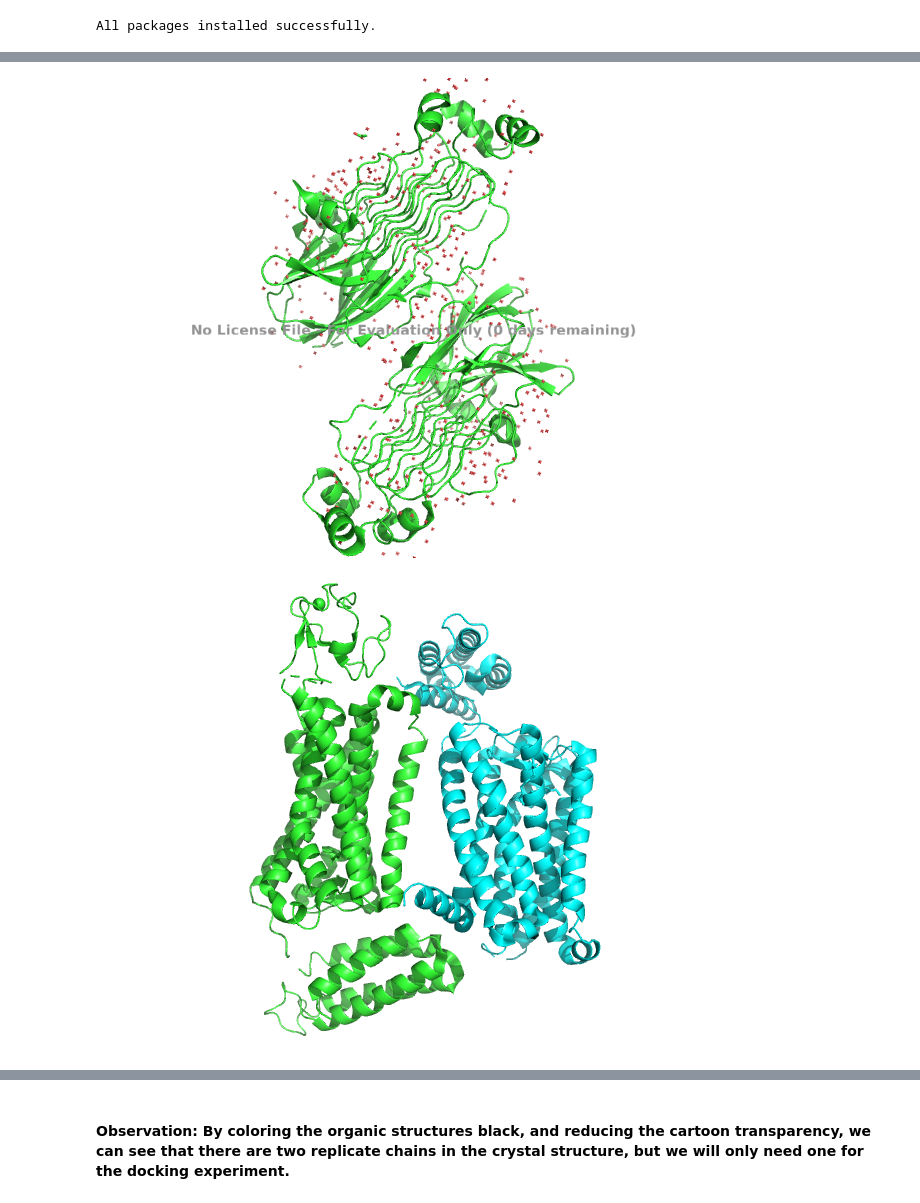
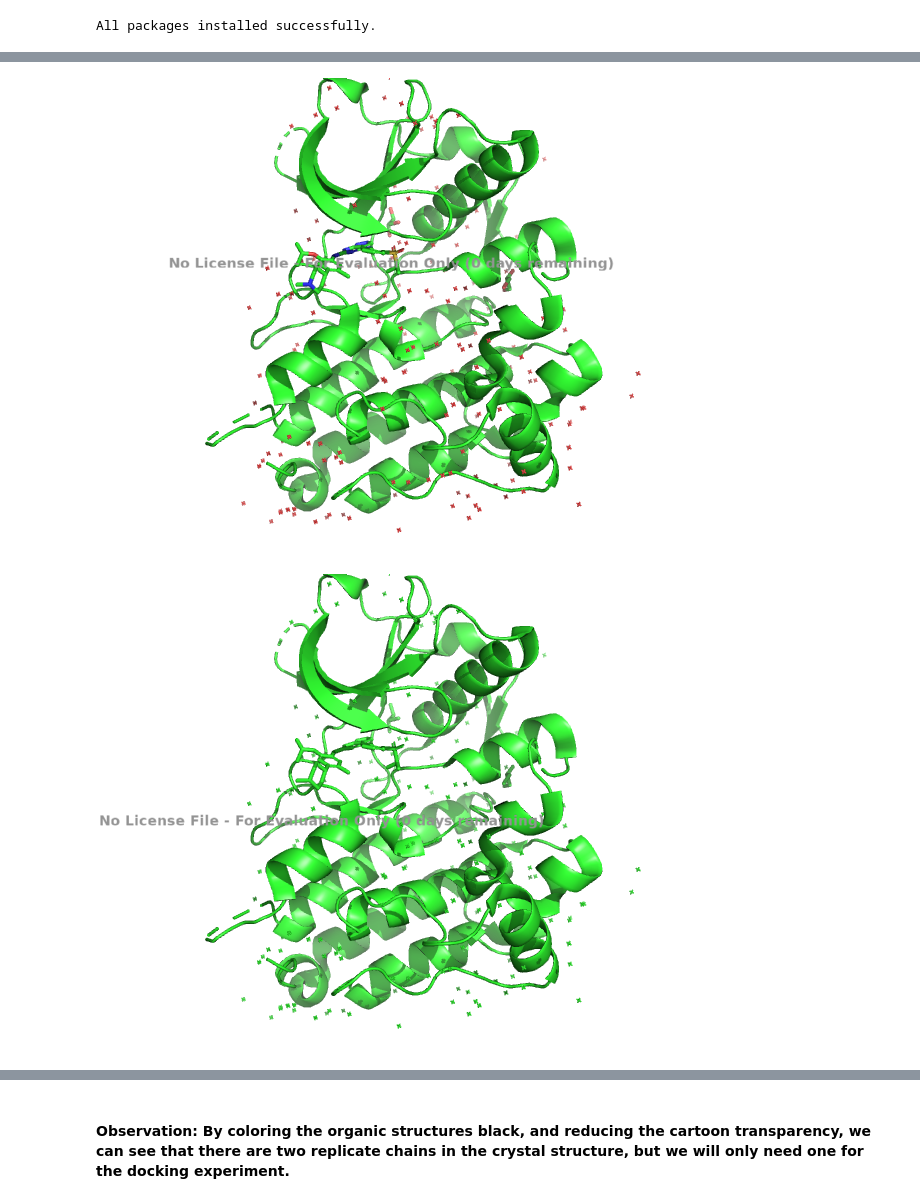
Before and after one commit to Steve-Cheney/Cheminformatics, a Jupyter notebook: rbif-110-a6/a6.ipynb, the cells around one changed output, grey strips where cells are left out. Drawn from its saved outputs; the diff is of its cells as text; code cells hidden in the pictures.

```diff
--- a/rbif-110-a6/a6.ipynb
+++ b/rbif-110-a6/a6.ipynb
@@ -239,20 +239,20 @@ This makes it a suitable candidate for further **virtual screening**.
 from pymol import cmd
 from IPython.display import Image
 cmd.reinitialize()
-cmd.fetch("7MZY")
-cmd.orient("7MZY")
+cmd.fetch("4Z55")
+cmd.orient("4Z55")
 cmd.rotate("z","270")
-cmd.png("7MZY.png") #In order to display in our python notebook we need to make a temp image called image.png
-Image(filename = "7MZY.png", unconfined=True)
+cmd.png("4Z55.png") #In order to display in our python notebook we need to make a temp image called image.png
+Image(filename = "4Z55.png", unconfined=True)
 # %% [output]
-[figure, old version]
+[figure, new version]
 # %%
 #There are likely multiple chains here, so we need to check that (CBC = Color By Chain)
 cmd.util.cbc()
-cmd.png("image.png")
-Image(filename = "image.png", unconfined=True)
+cmd.png("4Z55.png")
+Image(filename = "4Z55.png", unconfined=True)
 # %% [output]
-[figure, old version]
+[figure, new version]
 # %%
 cmd.color("black","organic")
 cmd.set("cartoon_transparency",0.5)
```
Also changed, not shown: parts of 20 cells of this notebook, 6 other files.
